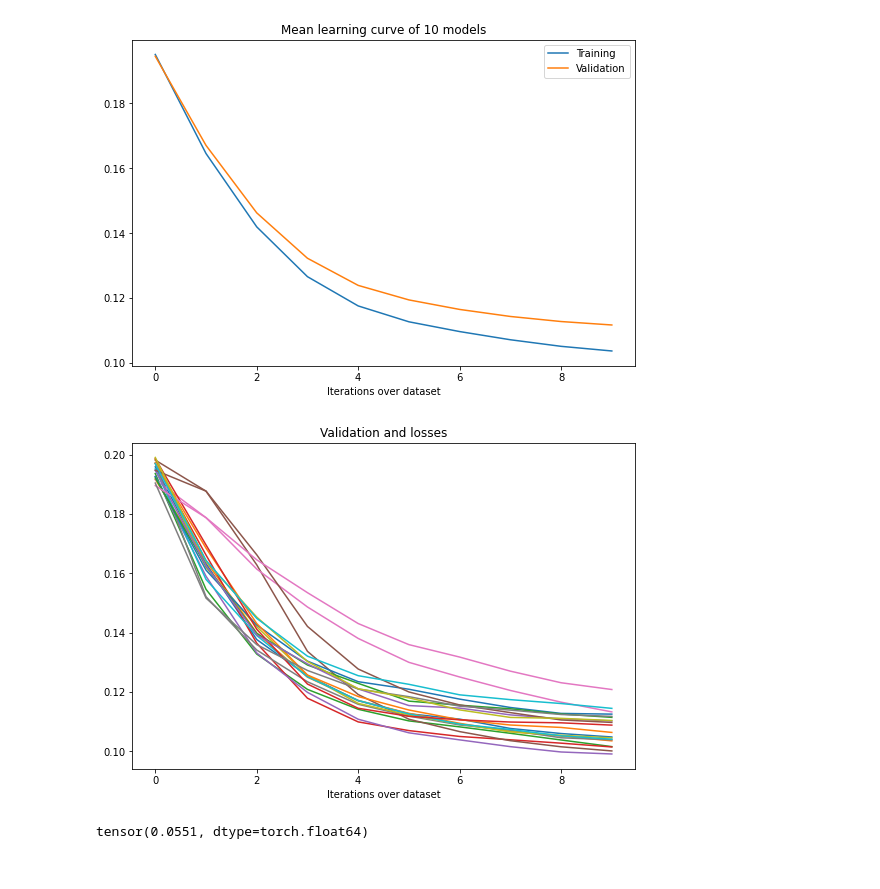
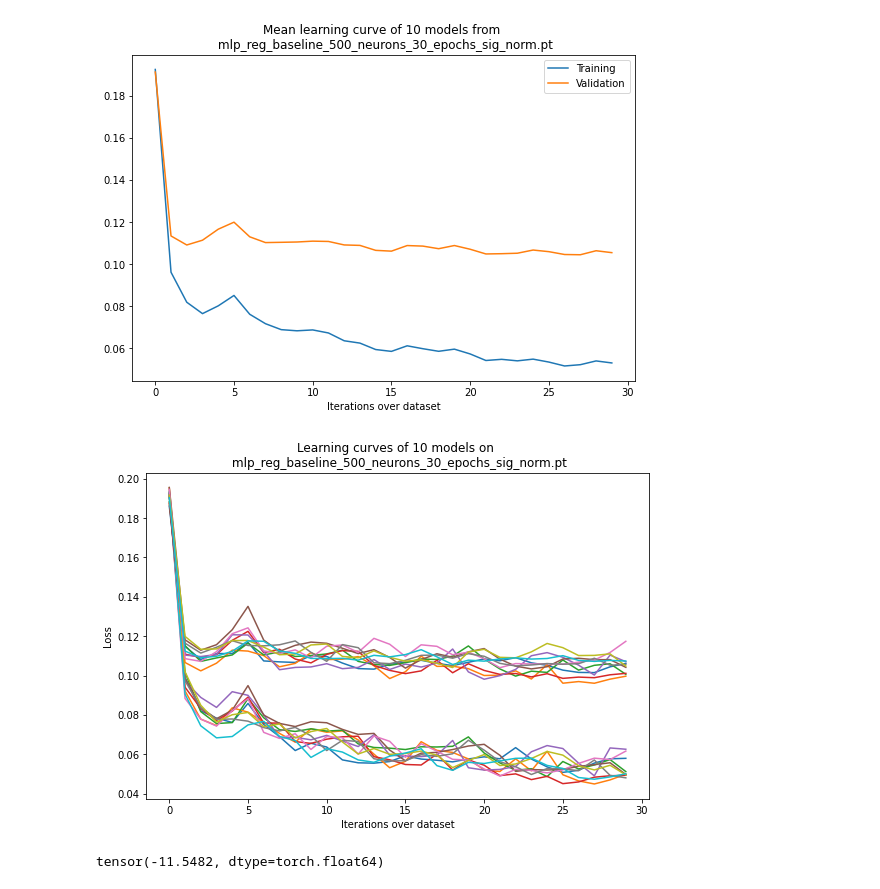
Before and after one commit to DeepRank/3D-Vac, a Jupyter notebook: src/5_train_models/explore_reg_seq_xvalidation.ipynb, the cells around one changed output. Drawn from its saved outputs; the diff is of its cells as text; code cells hidden in the pictures.

```diff
--- a/src/5_train_models/explore_reg_seq_xvalidation.ipynb
+++ b/src/5_train_models/explore_reg_seq_xvalidation.ipynb
@@ -16,37 +16,39 @@ def renorm(data, mean, std):
 # %%
 # models_path = "/home/daqop/Desktop/M2/Internship/python/trained_models/"
 # models_path = "/home/daqop/mountpoint_snellius/3D-Vac/src/5_train_models/CNN/I/reg/seq/trained_models/"
 models_path = "/home/daqop/train_branch_3D_Vac/src/5_train_models/CNN/I/reg/seq/trained_models/"
-models_path = models_path + "mlp_reg_baseline_5_neurons_10_epochs_test.pt"
+model_name = "mlp_reg_baseline_500_neurons_30_epochs_sig_norm.pt"
+models_path = models_path + model_name
 cp = torch.load(models_path)
 xval_data = cp["models_data"]
 a = cp["arguments"]
 
 train_losses = torch.tensor([data["train_losses"] for data in xval_data])
 validation_losses = torch.tensor([data["validation_losses"] for data in xval_data])
 train_losses = torch.permute(train_losses, (1,0))
 validation_losses = torch.permute(validation_losses, (1,0))
 
 #plot mean validation and loss
 plt.figure(figsize=(9,6))
 plt.plot(range(a.epochs), train_losses.mean(dim=1))
 plt.plot(range(a.epochs), validation_losses.mean(dim=1))
 plt.title("Validation and losses")
 plt.xlabel("Iterations over dataset")
-plt.title("Mean learning curve of 10 models")
+plt.title(f"Mean learning curve of 10 models from \n {model_name}")
 plt.legend(["Training", "Validation"])
 plt.show()
 
 #plot the actual validation and loss
 plt.figure(figsize=(9,6))
 plt.plot(range(a.epochs), train_losses)
 plt.plot(range(a.epochs), validation_losses)
-plt.title("Validation and losses")
+plt.title(f"Learning curves of 10 models on \n {model_name}")
 plt.xlabel("Iterations over dataset")
+plt.ylabel("Loss")
 plt.show()
 # %% [output]
-[figure, old version]
+[figure, new version]
-[figure, old version]
+[figure, new version]
 # %%
 
 # plot the r-squared and other metrics for each model
@@ -76,4 +78,4 @@ for data in xval_data:
 r_scores = torch.tensor(r_scores)
 print(r_scores.mean())
 # %% [output]
-tensor(0.0551, dtype=torch.float64)
+tensor(-11.5482, dtype=torch.float64)
```
Also changed, not shown: 1 other file.
